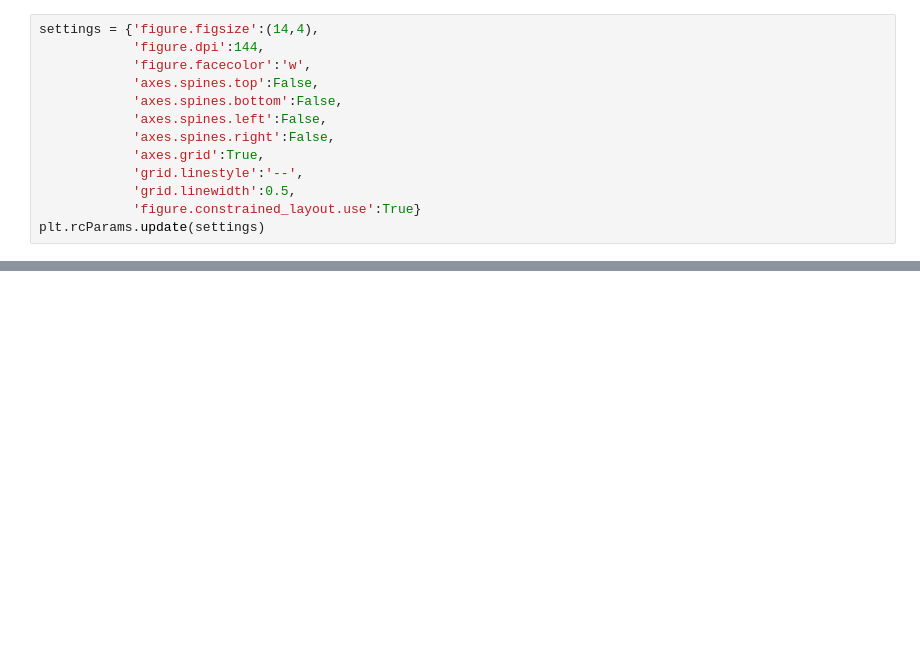
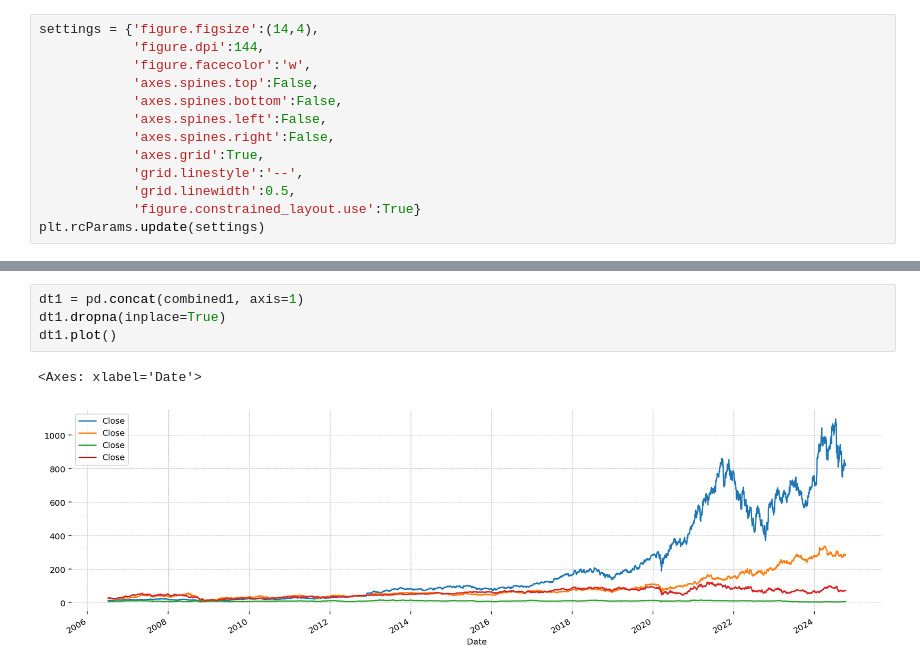
Before and after one commit to powell001/API_Data, a Jupyter notebook: code/googleFinance.ipynb, the cells around one changed output, grey strips where cells are left out. Saved outputs shown, nothing was run; the diff lists cells and outputs as text; blank space fills up the shorter version.

```diff
--- a/code/googleFinance.ipynb
+++ b/code/googleFinance.ipynb
@@ -64,0 +68,7 @@ hist['Close'].plot()
+# %%
+dt1 = pd.concat(combined1, axis=1)
+dt1.dropna(inplace=True)
+dt1.plot()
+# %% [output]
+<Axes: xlabel='Date'>
+[figure, added]
```
Also changed, not shown: parts of 11 cells of this notebook, 3 other files.
